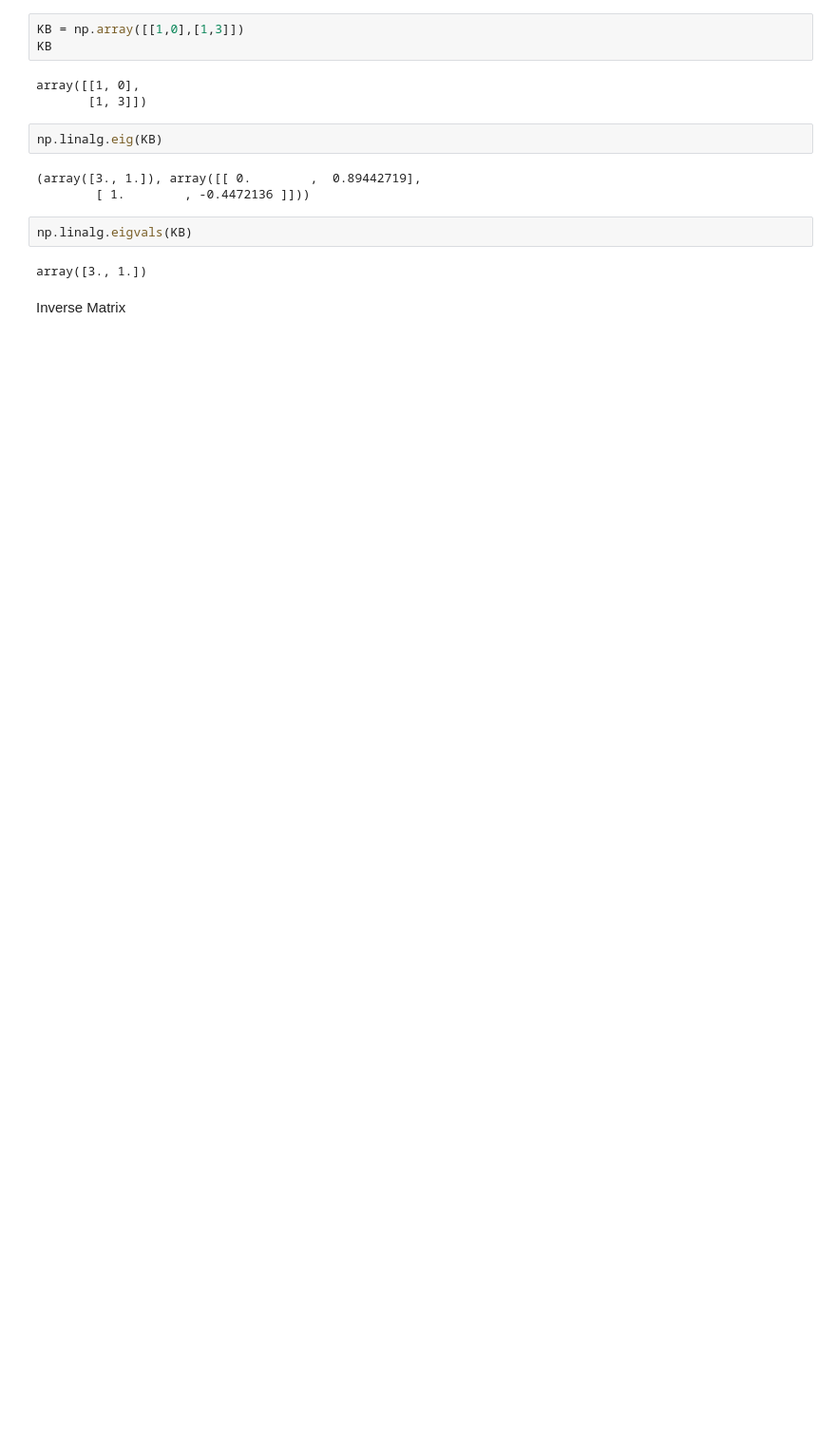
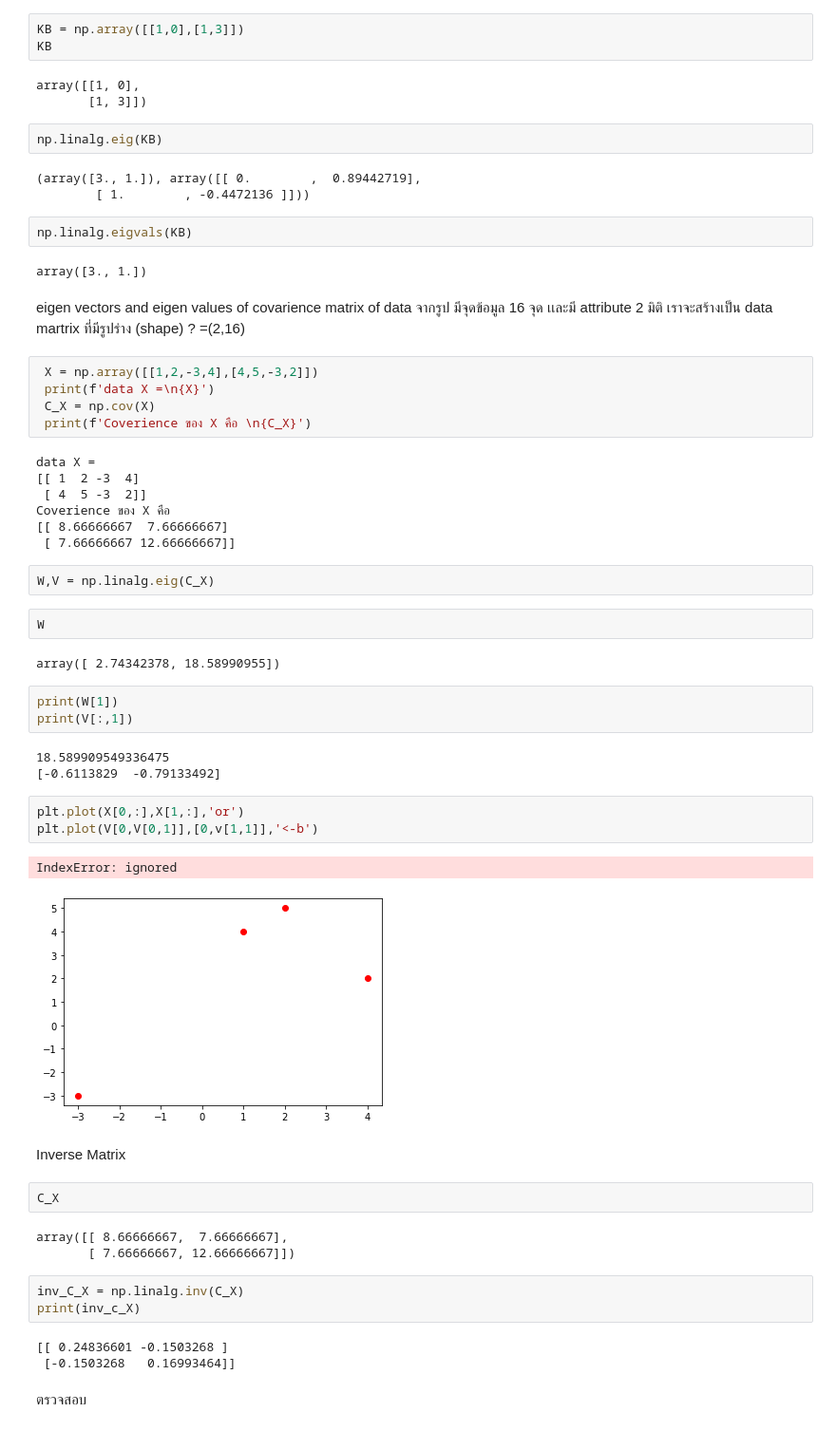
Before and after one commit to kittikhun62/Multivariate, a Jupyter notebook: MVA001.ipynb, the cells around one changed output. Shown at 95% size. Saved outputs shown, nothing was run; the diff lists cells and outputs as text; blank space fills up the shorter version.

Commit message:
จบบทที่ 1 ทบทวนความรู้สำคัญเกี่ยวกับ Matrix

```diff
--- a/MVA001.ipynb
+++ b/MVA001.ipynb
@@ -234,5 +234,51 @@ np.linalg.eig(KB)
 np.linalg.eigvals(KB)
 # %% [output]
 array([3., 1.])
+# %% [markdown]
+eigen vectors and eigen values of covarience matrix of data
+จากรูป มีจุดข้อมูล 16 จุด เเละมี attribute 2 มิติ เราจะสร้างเป็น data martrix ที่มีรูปร่าง (shape) ? =(2,16)
+# %%
+ X = np.array([[1,2,-3,4],[4,5,-3,2]])
+ print(f'data X =\n{X}')
+ C_X = np.cov(X)
+ print(f'Coverience ของ X คือ \n{C_X}')
+# %% [output]
+data X =
+[[ 1  2 -3  4]
+ [ 4  5 -3  2]]
+Coverience ของ X คือ
+[[ 8.66666667  7.66666667]
+ [ 7.66666667 12.66666667]]
+# %%
+W,V = np.linalg.eig(C_X)
+# %%
+W
+# %% [output]
+array([ 2.74342378, 18.58990955])
+# %%
+print(W[1])
+print(V[:,1])
+# %% [output]
+18.589909549336475
+[-0.6113829  -0.79133492]
+# %%
+plt.plot(X[0,:],X[1,:],'or')
+plt.plot(V[0,V[0,1]],[0,v[1,1]],'<-b')
+# %% [output]
+IndexError: ignored
+[figure, added]
 # %% [markdown]
 Inverse Matrix
+# %%
+C_X
+# %% [output]
+array([[ 8.66666667,  7.66666667],
+       [ 7.66666667, 12.66666667]])
+# %%
+inv_C_X = np.linalg.inv(C_X)
+print(inv_c_X)
+# %% [output]
+[[ 0.24836601 -0.1503268 ]
+ [-0.1503268   0.16993464]]
+# %% [markdown]
+ตรวจสอบ
```
Also changed, not shown: parts of 7 cells of this notebook.
